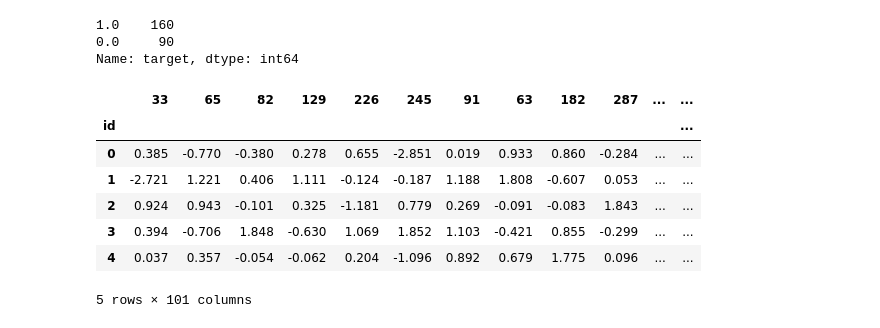
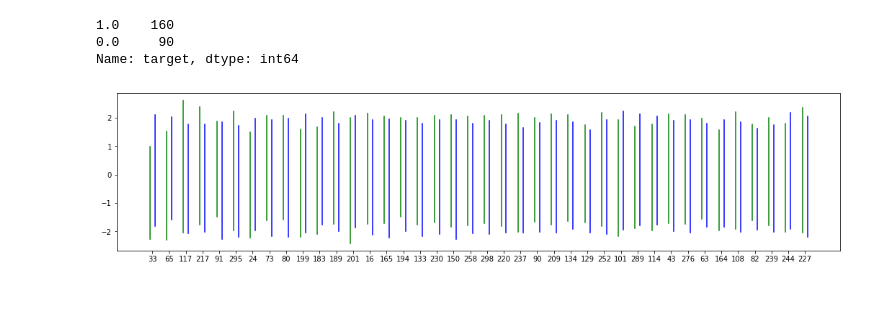
Before and after one commit to amjadfarman/do_not_overfit_ii, a Jupyter notebook: do_not_overfit.ipynb, the cells around one changed output. Saved outputs shown, nothing was run; the diff lists cells and outputs as text; code cells hidden in the pictures; blank space fills up the shorter version.

```diff
--- a/do_not_overfit.ipynb
+++ b/do_not_overfit.ipynb
@@ -48,27 +48,3 @@ for col in train_data.columns[train_data.columns != 'target']:
         , std_1 = train_data[train_data['target'] == 1][col].std()
     )
                                           , ignore_index = True)
-# %%
-columns_impact['difference_of_means'] = (columns_impact['mean_impact_on_0'] - columns_impact['mean_impact_on_1']).abs()
-columns_impact['conf_int_gap'] = columns_impact.apply(
-    lambda row:
-    (row['mean_impact_on_1'] - 2 * row['std_1']) - (row['mean_impact_on_0'] + 2 * row['std_0'])
-    if row['mean_impact_on_0'] < row['mean_impact_on_1']
-    else (row['mean_impact_on_0'] - 2 * row['std_0']) - (row['mean_impact_on_1'] + 2 * row['std_1'])
-    , axis=1
-)
-best_columns = list(
-    columns_impact.sort_values(by=['conf_int_gap', 'difference_of_means']
-                               , ascending = [False, False])['column_name'][:100]
-)
-train_data = train_data[best_columns + ['target']]
-train_data.head()
-# %% [output]
-|  | 33 | 65 | 82 | 129 | 226 | 245 | 91 | 63 | 182 | 287 | ... | ... |
-| id |  |  |  |  |  |  |  |  |  |  |  | ... |
-| 0 | 0.385 | -0.770 | -0.380 | 0.278 | 0.655 | -2.851 | 0.019 | 0.933 | 0.860 | -0.284 | ... | ... |
-| 1 | -2.721 | 1.221 | 0.406 | 1.111 | -0.124 | -0.187 | 1.188 | 1.808 | -0.607 | 0.053 | ... | ... |
-| 2 | 0.924 | 0.943 | -0.101 | 0.325 | -1.181 | 0.779 | 0.269 | -0.091 | -0.083 | 1.843 | ... | ... |
-| 3 | 0.394 | -0.706 | 1.848 | -0.630 | 1.069 | 1.852 | 1.103 | -0.421 | 0.855 | -0.299 | ... | ... |
-| 4 | 0.037 | 0.357 | -0.054 | -0.062 | 0.204 | -1.096 | 0.892 | 0.679 | 1.775 | 0.096 | ... | ... |
-5 rows × 101 columns
@@ -74,0 +71,13 @@ train_data.head()
+# %%
+columns_impact = columns_impact.sort_values(by=['opportunity'], ascending = [False])[:80]
+
+plt.figure(figsize=(18,4))
+for num, col in enumerate(columns_impact['column_name'][:40]):
+    plt.plot([num-0.15, num-0.15], [columns_impact[columns_impact['column_name'] == col].loc[int(col), 'upper_l_0']
+                                    , columns_impact[columns_impact['column_name'] == col].loc[int(col), 'lower_l_0']], 'g')
+    plt.plot([num+0.15, num+0.15], [columns_impact[columns_impact['column_name'] == col].loc[int(col), 'upper_l_1']
+                                    , columns_impact[columns_impact['column_name'] == col].loc[int(col), 'lower_l_1']], 'b')
+plt.xticks(np.arange(num + 1), list(columns_impact['column_name']))
+plt.show()
+# %% [output]
+[figure, added]
```
Also changed, not shown: parts of 9 cells of this notebook.
